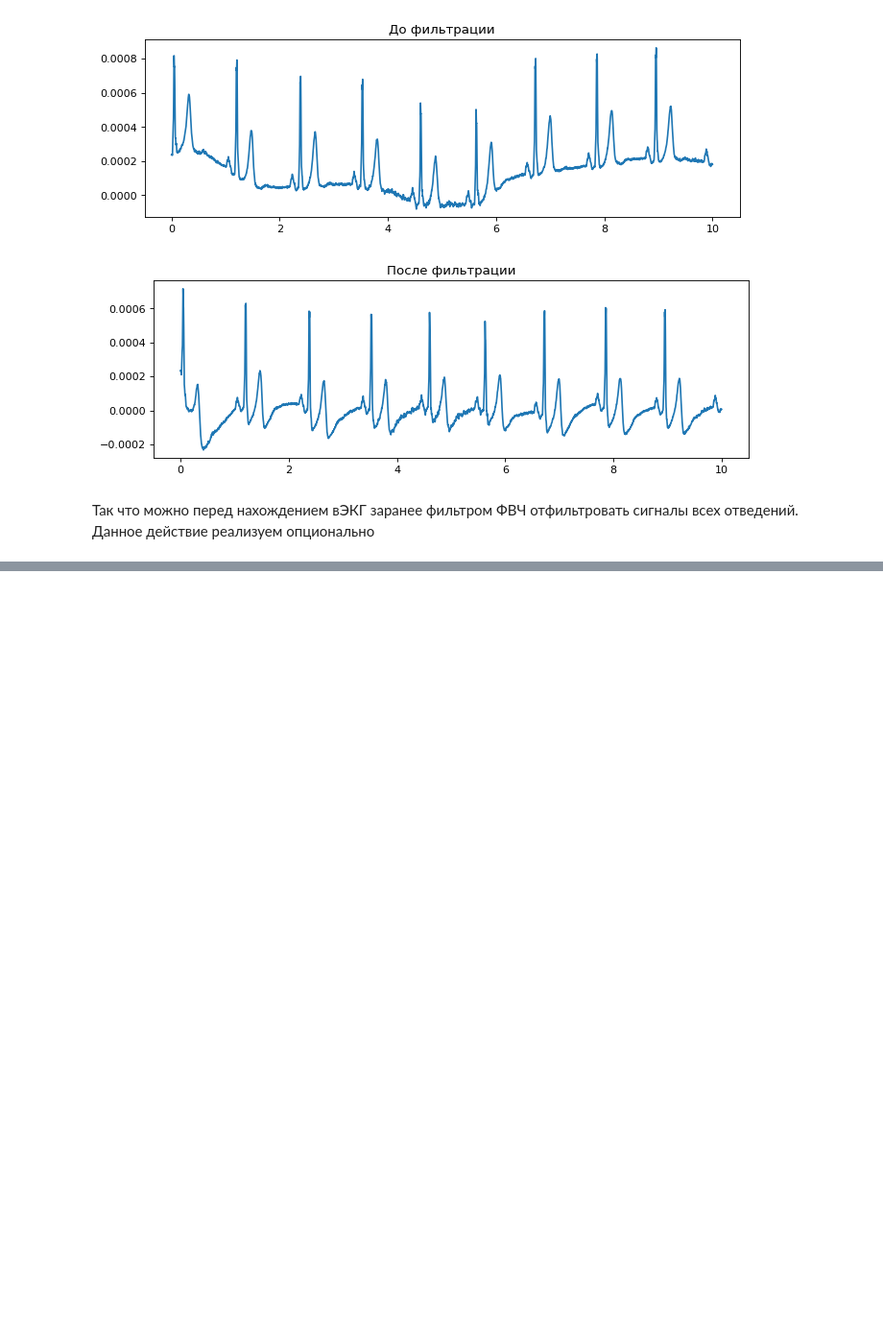
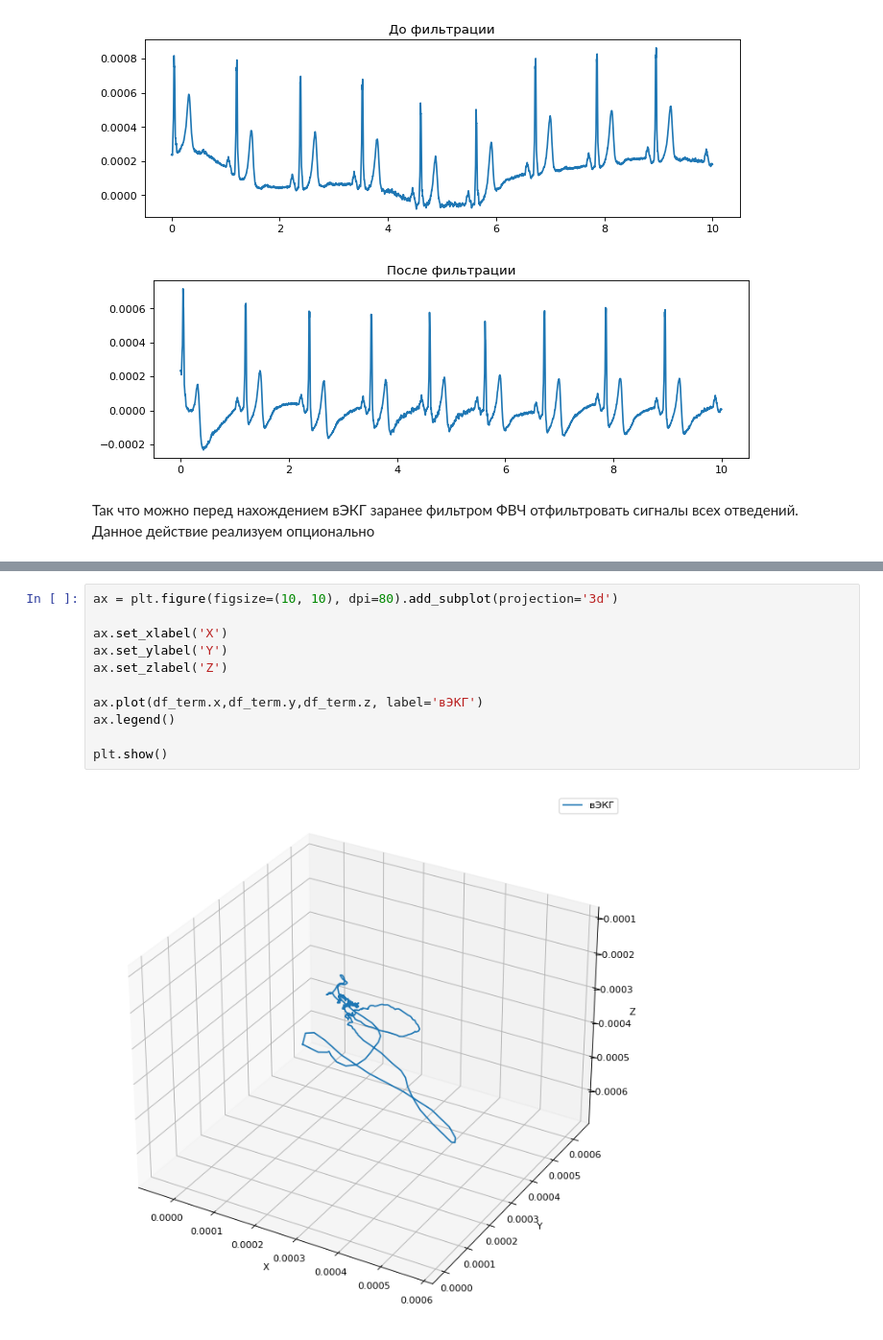
Before and after one commit to BMSTU-team/vector_ECG_team_project, a Jupyter notebook: VectorECG.ipynb, the cells around one changed output, grey strips where cells are left out. Shown at 96% size. Cells and saved outputs as stored; diff of their text form; blank space fills up the shorter version.

```diff
--- a/VectorECG.ipynb
+++ b/VectorECG.ipynb
@@ -201,0 +301,13 @@ plt.show()
+# %%
+ax = plt.figure(figsize=(10, 10), dpi=80).add_subplot(projection='3d')
+
+ax.set_xlabel('X')
+ax.set_ylabel('Y')
+ax.set_zlabel('Z')
+
+ax.plot(df_term.x,df_term.y,df_term.z, label='вЭКГ')
+ax.legend()
+
+plt.show()
+# %% [output]
+[figure, added]
```
Also changed, not shown: parts of 15 cells of this notebook, 3 other files.
